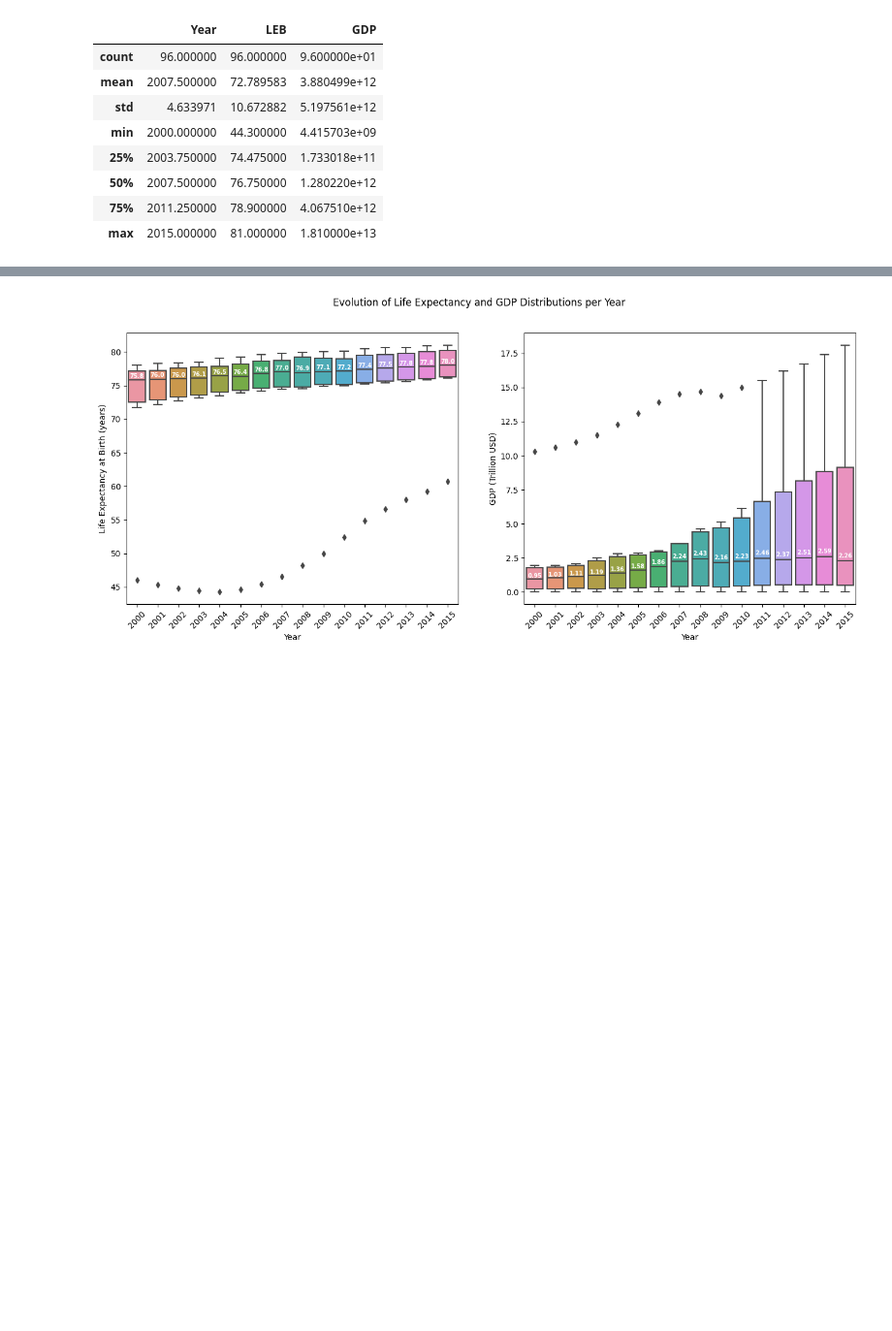
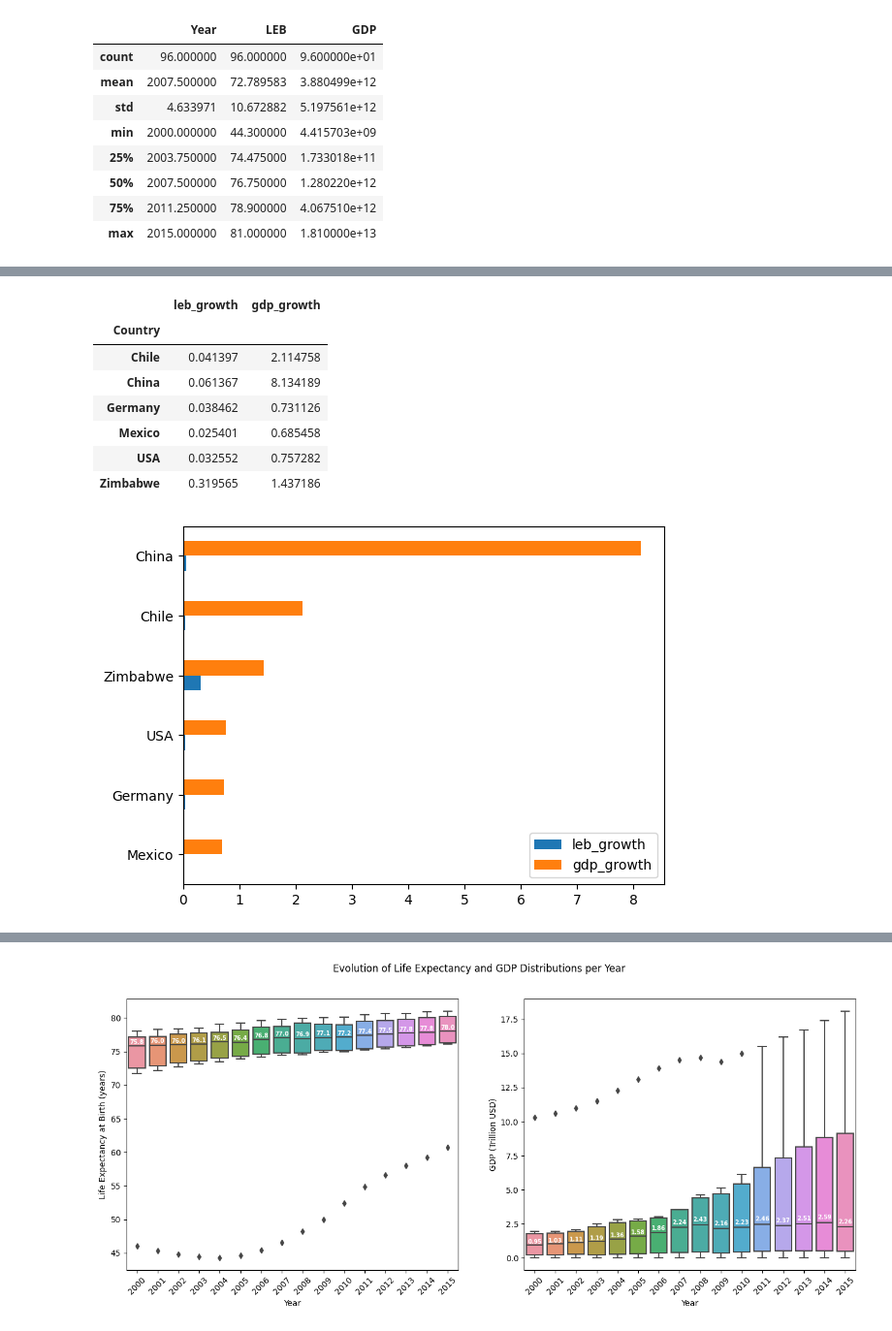
Before and after one commit to bcbmotta/Life-Expectancy-and-GDP, a Jupyter notebook: life_expectancy_gdp.ipynb, the cells around one changed output, grey strips where cells are left out. Shown at 97% size. Saved outputs shown, nothing was run; the diff lists cells and outputs as text; code cells hidden in the pictures; blank space fills up the shorter version.

```diff
--- a/life_expectancy_gdp.ipynb
+++ b/life_expectancy_gdp.ipynb
@@ -169,0 +179,16 @@ Analysis: Here we can observe an increase in GDP and Life Expectancy over the ye
+# %%
+df_growth = df.sort_values(by='Year').groupby('Country')\
+            .agg(leb_growth=('LEB', lambda x: (x.iloc[-1] - x.iloc[0]) / x.iloc[0]),
+                 gdp_growth=('GDP', lambda x: (x.iloc[-1] - x.iloc[0]) / x.iloc[0]))
+display(df_growth)
+ax = df_growth.sort_values(by='gdp_growth').plot(kind='barh', ylabel='')
+# %% [output]
+|  | leb_growth | gdp_growth |
+| Country |  |  |
+| Chile | 0.041397 | 2.114758 |
+| China | 0.061367 | 8.134189 |
+| Germany | 0.038462 | 0.731126 |
+| Mexico | 0.025401 | 0.685458 |
+| USA | 0.032552 | 0.757282 |
+| Zimbabwe | 0.319565 | 1.437186 |
+[figure, added]
```
Also changed, not shown: parts of 14 cells of this notebook.
